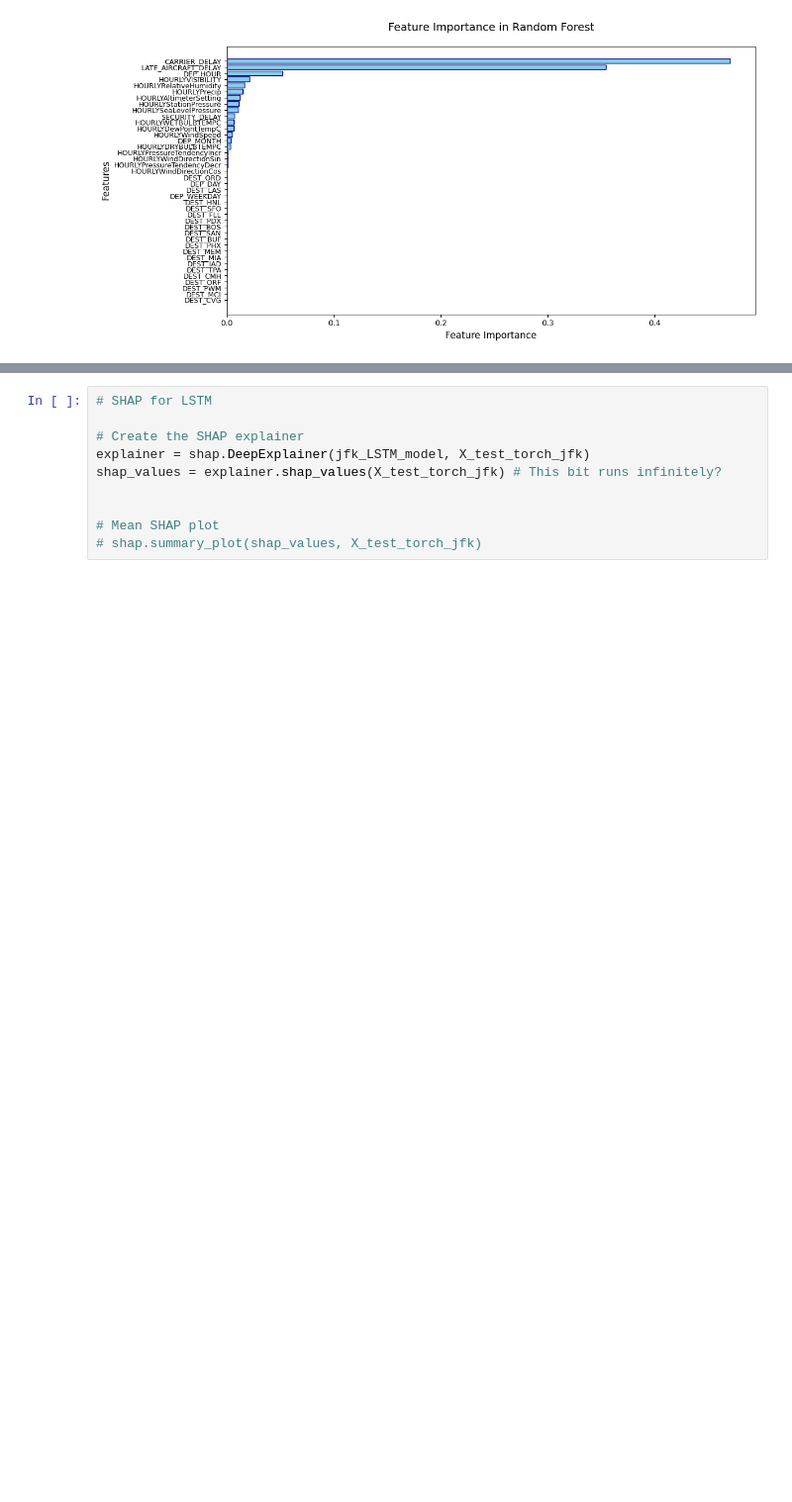
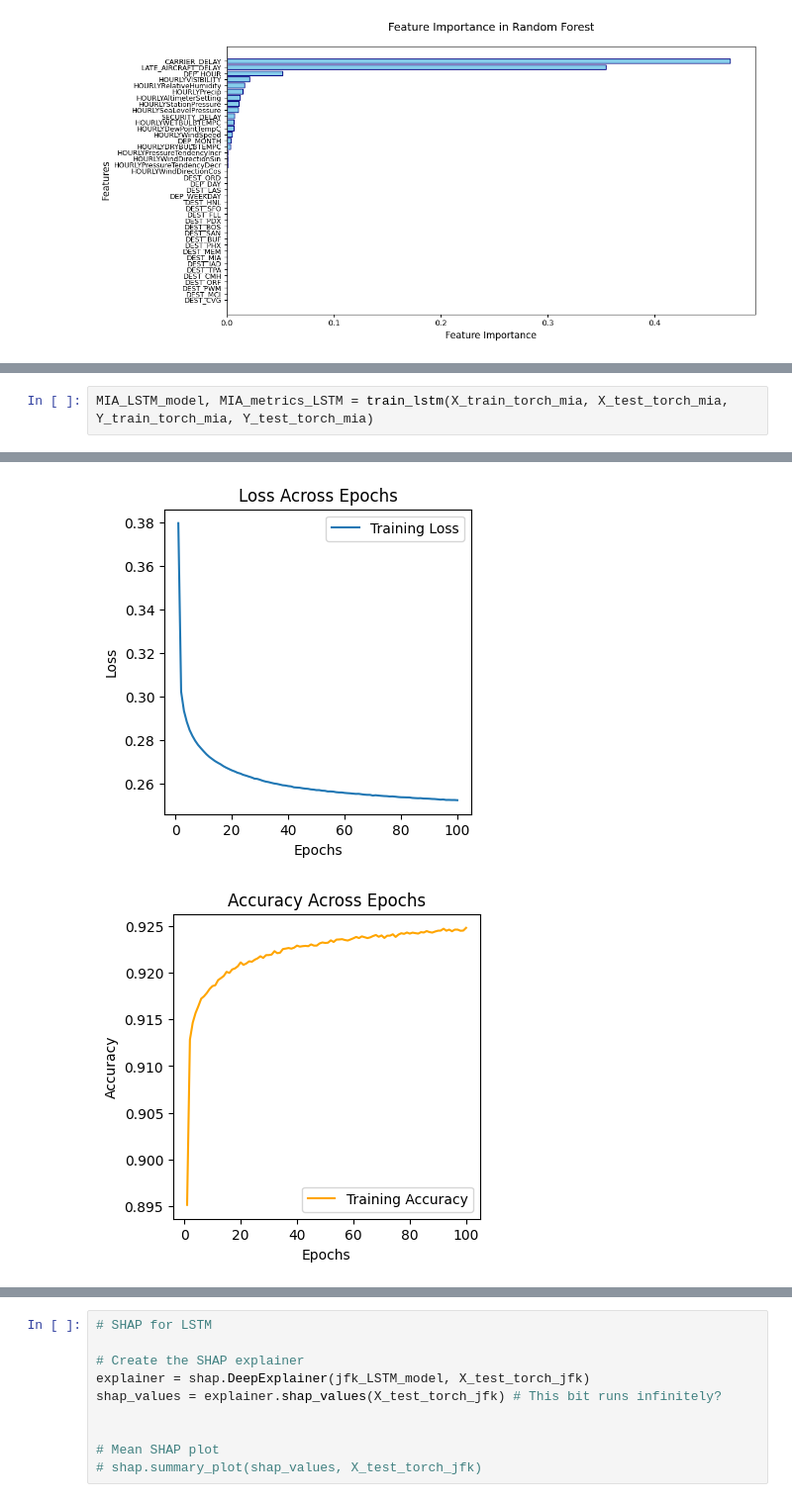
Before and after one commit to craigmiller24/MLP_Project, a Jupyter notebook: Benchmarks.ipynb, the cells around one changed output, grey strips where cells are left out. Shown at 99% size. Drawn from its saved outputs; the diff is of its cells as text; blank space fills up the shorter version.

```diff
--- a/Benchmarks.ipynb
+++ b/Benchmarks.ipynb
@@ -437,0 +519,3 @@ jfk_RFLSTM_model, JFK_metrics_RFLSTM = train_rf_then_lstm(X_train_torch_jfk, X_t
+# %%
+MIA_LSTM_model, MIA_metrics_LSTM = train_lstm(X_train_torch_mia, X_test_torch_mia, Y_train_torch_mia, Y_test_torch_mia)
+# %% [output]
@@ -437,0 +539,2 @@ jfk_RFLSTM_model, JFK_metrics_RFLSTM = train_rf_then_lstm(X_train_torch_jfk, X_t
+[figure, added]
+[figure, added]
```
Also changed, not shown: parts of 25 cells of this notebook, 8 other files.
